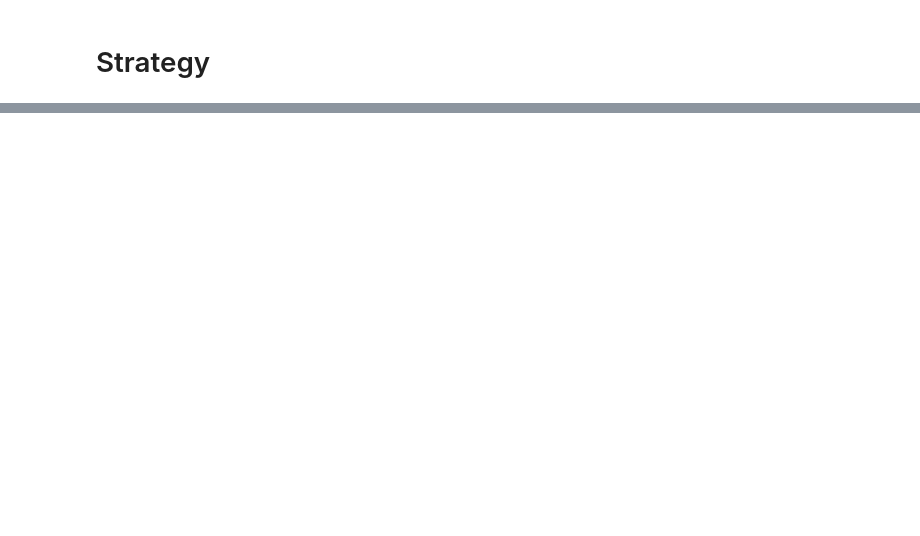
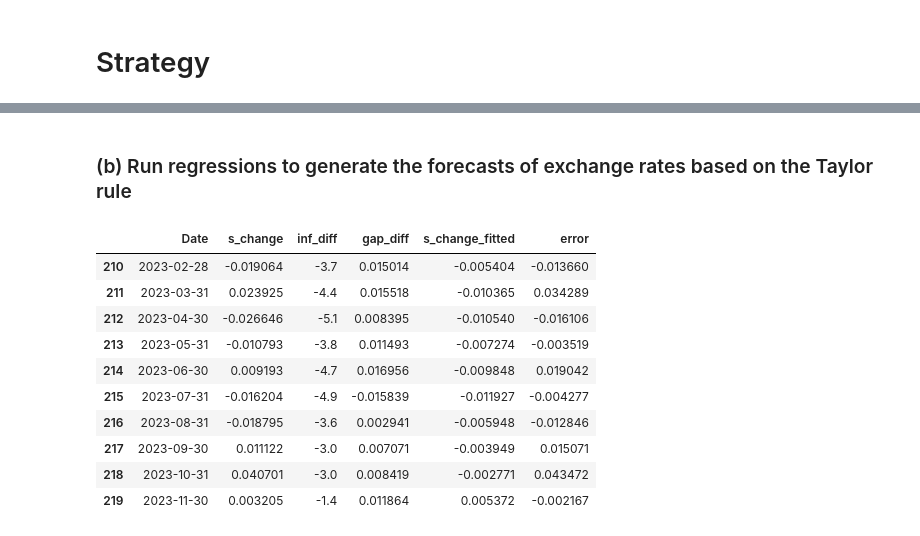
Before and after one commit to luisjo819UCLA/Portfolio-Finance-Project, a Jupyter notebook: GroupProject-1_applying .last function.ipynb, the cells around one changed output, grey strips where cells are left out. Drawn from its saved outputs; the diff is of its cells as text; code cells hidden in the pictures; blank space fills up the shorter version.

```diff
--- a/GroupProject-1_applying .last function.ipynb
+++ b/GroupProject-1_applying .last function.ipynb
@@ -266,7 +262,9 @@ df2_const.head(10)
 ## Estimate of Output Gap
 # Linear Trend
 # Output Gap in df2 and US
-df2.rename(columns={'UK industrial Index': 'UK_Industrial_Index', 'US Industrial Index': 'US_Industrial_Index'}, inplace=True)
+
+df2_const = df2_const.copy()
+df2 = df2.copy()
 df2_const.rename(columns={'UK industrial Index': 'UK_Industrial_Index', 'US Industrial Index': 'US_Industrial_Index'}, inplace=True)
 
 df2['t'] = pd.DataFrame({'t' : range(1,len(df2)+1)})
@@ -292,4 +290,4 @@ df2_const['gap_diff'] = df2_const['us_gap'] - df2_const['df2_gap']
 
 
 # Keep variables only used for our model
-df2_const=df2_const[['date', 's_future', 's_current', 's_change', 'inf_diff', 'gap_diff']]
+df2_const=df2_const[['Date', 's_change', 'inf_diff', 'gap_diff']]
@@ -310,0 +294,5 @@ This is new change on the code
+# %%
+## Make sure all columns have float numbers
+df2_const.loc[:,'s_change'] = df2_const.loc[:,'s_change'].apply(float)
+df2_const.loc[:,'inf_diff'] = df2_const.loc[:,'inf_diff'].apply(float)
+df2_const.loc[:,'gap_diff'] = df2_const.loc[:,'gap_diff'].apply(float)
@@ -310,0 +313,35 @@ This is new change on the code
+# %% [markdown]
+### (b) Run regressions to generate the forecasts of exchange rates based on the Taylor rule
+# %%
+# Create empty columns for fitted values of changes i.e. changes of log exchange rates
+df2_const['s_change_fitted'] = np.nan
+
+# Out-of-sample Forecasts with rolling window : Here, we use the first 120 observations
+for i in range(120,len(df2_const)):
+
+    # we regress the change in teh exchange rate on the taylor rule fundamentals
+    tmp = smf.ols(formula = 's_change ~ inf_diff + gap_diff', data=df2_const[i-120:i]).fit()
+
+    # make a prediction for the next period
+    df2_const.loc[i,'s_change_fitted'] = tmp.predict(df2_const[['inf_diff', 'gap_diff']][i:i+1])[i]
+
+# # Forecasts
+# df2_const['s_forecast'] = df2_const['s_change_fitted'] + df2_const['s_current']
+
+# Forecast Error
+df2_const['error'] = df2_const['s_change']-df2_const['s_change_fitted']
+
+
+df2_const.tail(10)
+# %% [output]
+|  | Date | s_change | inf_diff | gap_diff | s_change_fitted | error |
+| 210 | 2023-02-28 | -0.019064 | -3.7 | 0.015014 | -0.005404 | -0.013660 |
+| 211 | 2023-03-31 | 0.023925 | -4.4 | 0.015518 | -0.010365 | 0.034289 |
+| 212 | 2023-04-30 | -0.026646 | -5.1 | 0.008395 | -0.010540 | -0.016106 |
+| 213 | 2023-05-31 | -0.010793 | -3.8 | 0.011493 | -0.007274 | -0.003519 |
+| 214 | 2023-06-30 | 0.009193 | -4.7 | 0.016956 | -0.009848 | 0.019042 |
+| 215 | 2023-07-31 | -0.016204 | -4.9 | -0.015839 | -0.011927 | -0.004277 |
+| 216 | 2023-08-31 | -0.018795 | -3.6 | 0.002941 | -0.005948 | -0.012846 |
+| 217 | 2023-09-30 | 0.011122 | -3.0 | 0.007071 | -0.003949 | 0.015071 |
+| 218 | 2023-10-31 | 0.040701 | -3.0 | 0.008419 | -0.002771 | 0.043472 |
+| 219 | 2023-11-30 | 0.003205 | -1.4 | 0.011864 | 0.005372 | -0.002167 |
```
Also changed, not shown: parts of 10 cells of this notebook.
